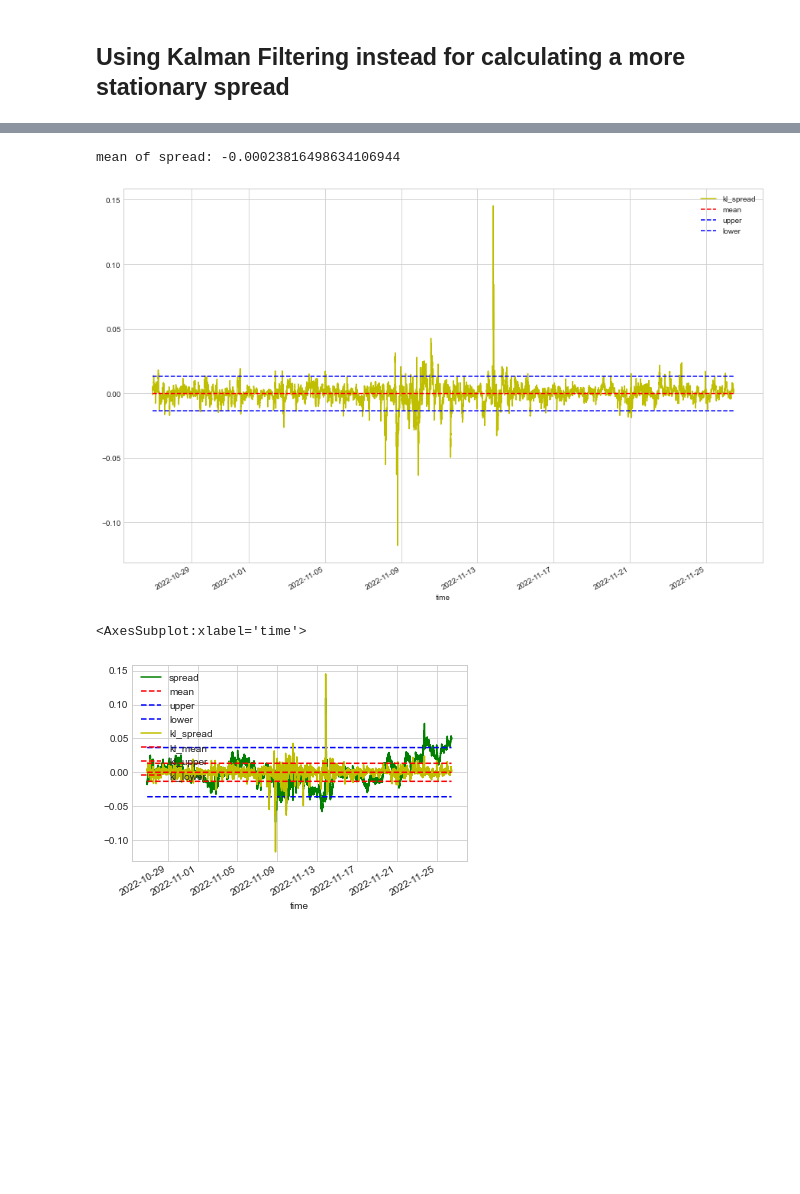
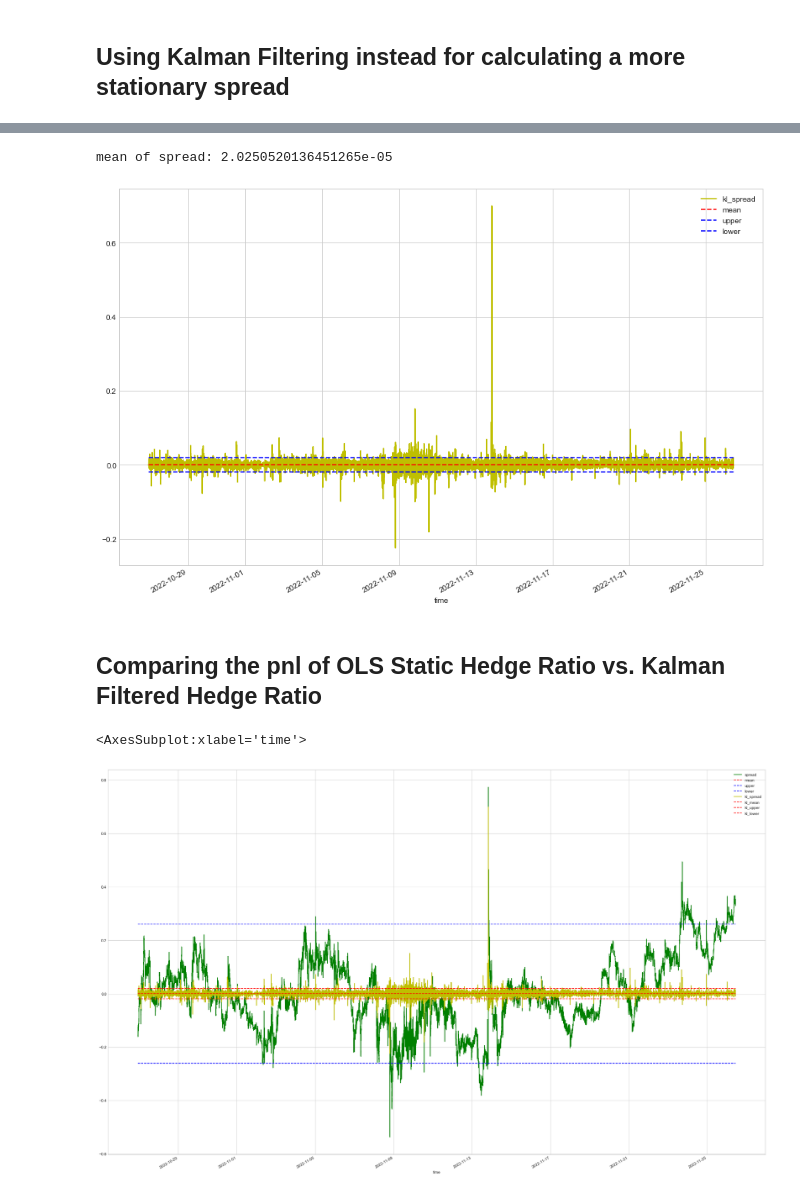
Before and after one commit to BabyChouSr/crypto-pairs-trading, a Jupyter notebook: Crypto Pairs Trading with Kalman Filtering Final.ipynb, the cells around one changed output, grey strips where cells are left out. Saved outputs shown, nothing was run; the diff lists cells and outputs as text; code cells hidden in the pictures; blank space fills up the shorter version.

```diff
--- a/Crypto Pairs Trading with Kalman Filtering Final.ipynb
+++ b/Crypto Pairs Trading with Kalman Filtering Final.ipynb
@@ -251,5 +251,5 @@ Text(0, 0.5, 'neo')
 # %%
-df = pd.DataFrame(all_prices["neo_price"].iloc[-43800:] - all_prices["btc_price"].iloc[-43800:]*beta-alpha,
+df = pd.DataFrame(np.exp(all_prices["neo_price"].iloc[-43800:]) - np.exp(all_prices["btc_price"].iloc[-43800:])*beta-alpha,
                     index= all_prices["btc_price"].iloc[-43800:].index)
 df.columns = ['spread']
 df.plot(figsize =(15,10))
@@ -299,7 +299,7 @@ for pair in cointegrated_pairs:
 # %% [markdown]
 ## Using Kalman Filtering instead for calculating a more stationary spread ##
 # %%
-obs_mat = sm.add_constant(all_prices["btc_price"].values, prepend=False)[:, np.newaxis]
+obs_mat = sm.add_constant(np.exp(all_prices["btc_price"].values), prepend=False)[:, np.newaxis]
 trans_cov = 1e-5 / (1 - 1e-5) * np.eye(2)
 kf = KalmanFilter(n_dim_obs=1, n_dim_state=2,
                   initial_state_mean=np.ones(2),
@@ -307,8 +307,8 @@ kf = KalmanFilter(n_dim_obs=1, n_dim_state=2,
                   transition_matrices=np.eye(2),
                   observation_matrices=obs_mat,
                   observation_covariance=0.5,
-                  transition_covariance=0.000001 * np.eye(2))
-state_means, state_covs = kf.filter(all_prices["neo_price"].values)
+                  transition_covariance=1e-10 * np.eye(2))
+state_means, state_covs = kf.filter(np.exp(all_prices["neo_price"].values))
 slope=state_means[:, 0]
 intercept=state_means[:, 1]
 plt.figure(figsize =(15,7))
@@ -324,5 +324,5 @@ Text(0, 0.5, 'intercept')
 # %%
-kl_spread = all_prices["neo_price"].iloc[-43800:] - all_prices["btc_price"].iloc[-43800:] * state_means[:,0][-43800:] - state_means[:,1][-43800:]
+kl_spread = np.exp(all_prices["neo_price"].iloc[-43800:]) - np.exp(all_prices["btc_price"].iloc[-43800:]) * state_means[:,0][-43800:] - state_means[:,1][-43800:]
 new_df = pd.DataFrame(kl_spread)
 new_df.columns = ['kl_spread']
 new_df.plot(figsize =(15,10))
@@ -333,22 +333,24 @@ Text(0, 0.5, 'kl_spread')
 # %%
 mean = new_df['kl_spread'].mean()
 new_df['mean'] = new_df['kl_spread'].mean()
-new_df['upper'] = new_df['mean'] + 1.96*new_df['kl_spread'].std()
-new_df['lower'] = new_df['mean'] - 1.96*new_df['kl_spread'].std()
+new_df['upper'] = new_df['mean'] + 2*new_df['kl_spread'].std()
+new_df['lower'] = new_df['mean'] - 2*new_df['kl_spread'].std()
 new_df.plot(figsize =(15,10),style=['y', '--r', '--b', '--b'])
 print(f"mean of spread: {mean}")
 # %% [output]
-mean of spread: -0.00023816498634106944
+mean of spread: 2.0250520136451265e-05
-[figure, old version]
+[figure, new version]
+# %% [markdown]
+## Comparing the pnl of OLS Static Hedge Ratio vs. Kalman Filtered Hedge Ratio ##
 # %%
 df["kl_spread"]= new_df['kl_spread']
 df['kl_mean'] = new_df['kl_spread'].mean()
-df['kl_upper'] = new_df['mean'] + 1.96*new_df['kl_spread'].std()
-df['kl_lower'] = new_df['mean'] - 1.96*new_df['kl_spread'].std()
-df.plot(figsize =(6,4),style=['g', '--r', '--b', '--b','y', '--r', '--r', '--r'])
+df['kl_upper'] = new_df['mean'] + 2*new_df['kl_spread'].std()
+df['kl_lower'] = new_df['mean'] - 2*new_df['kl_spread'].std()
+df.plot(figsize =(30,20),style=['g', '--r', '--b', '--b','y', '--r', '--r', '--r'])
 # %% [output]
 <AxesSubplot:xlabel='time'>
-[figure, old version]
+[figure, new version]
 # %%
 # check if which spread is more stationary
 adf = sm.tsa.stattools.adfuller(df['spread'], maxlag=1)
```
Also changed, not shown: parts of 15 cells of this notebook.
